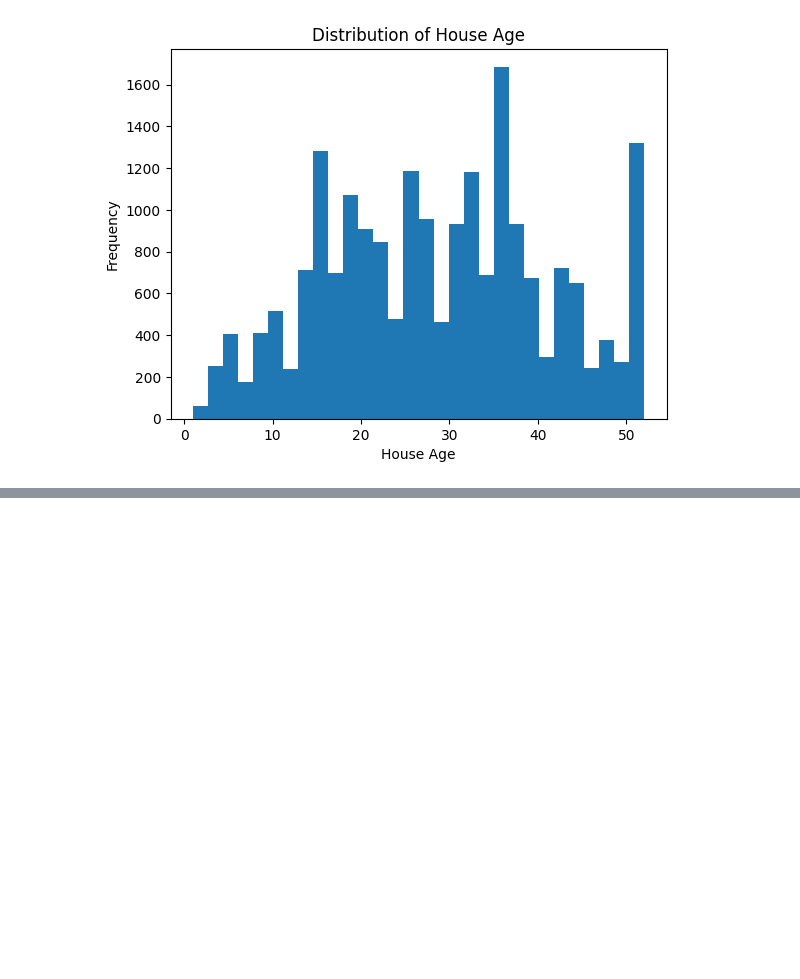
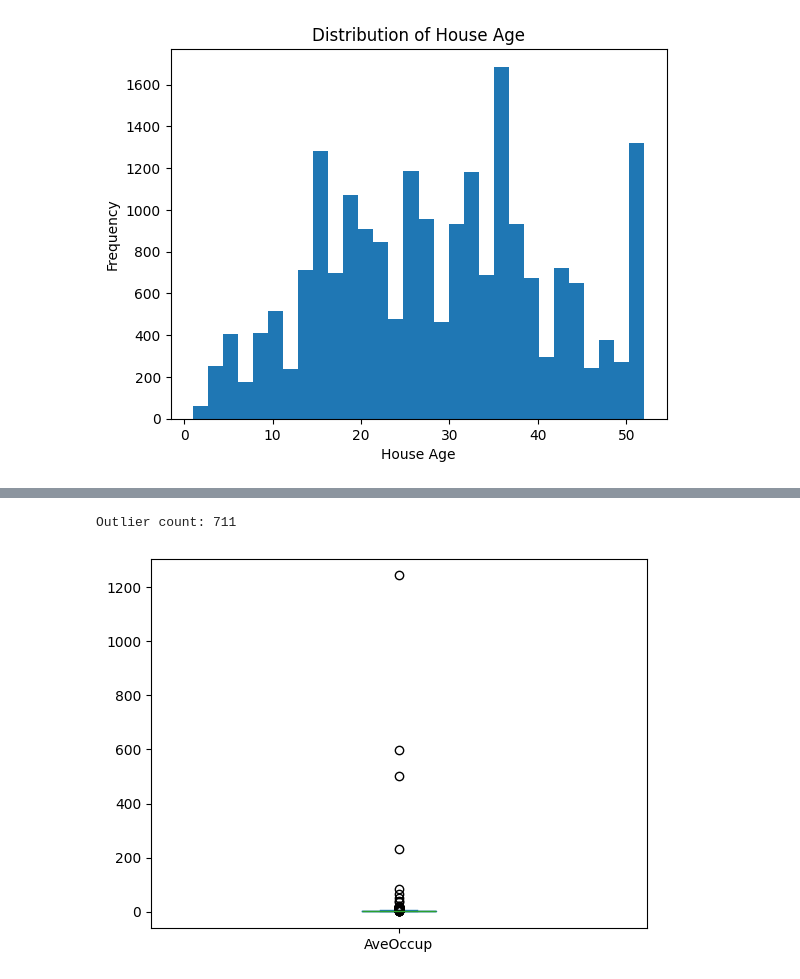
Before and after one commit to say-ahmedi/DS_PROJECTS, a Jupyter notebook: 07_machine_learning/projects/01_california_housing/housing_california.ipynb, the cells around one changed output, grey strips where cells are left out. Cells and saved outputs as stored; diff of their text form; code cells hidden in the pictures; blank space fills up the shorter version.

```diff
--- a/07_machine_learning/projects/01_california_housing/housing_california.ipynb
+++ b/07_machine_learning/projects/01_california_housing/housing_california.ipynb
@@ -133,0 +201,18 @@ plt.show()
+# %%
+# df['AveOccup'].plot(kind='box')
+
+q1 = np.percentile(df['AveOccup'],25)
+q3 = np.percentile(df['AveOccup'],75)
+iqr = q3-q1
+
+low_bound = q1-1.5*iqr
+up_bound = q3+1.5*iqr
+outliers = df[(df['AveOccup']<low_bound)|(df['AveOccup']>up_bound)]
+print("Outlier count:",len(outliers))
+# %% [output]
+Outlier count: 711
+# %%
+df['AveOccup'].plot(kind='box')
+plt.show()
+# %% [output]
+[figure, added]
```
Also changed, not shown: parts of 12 cells of this notebook.
